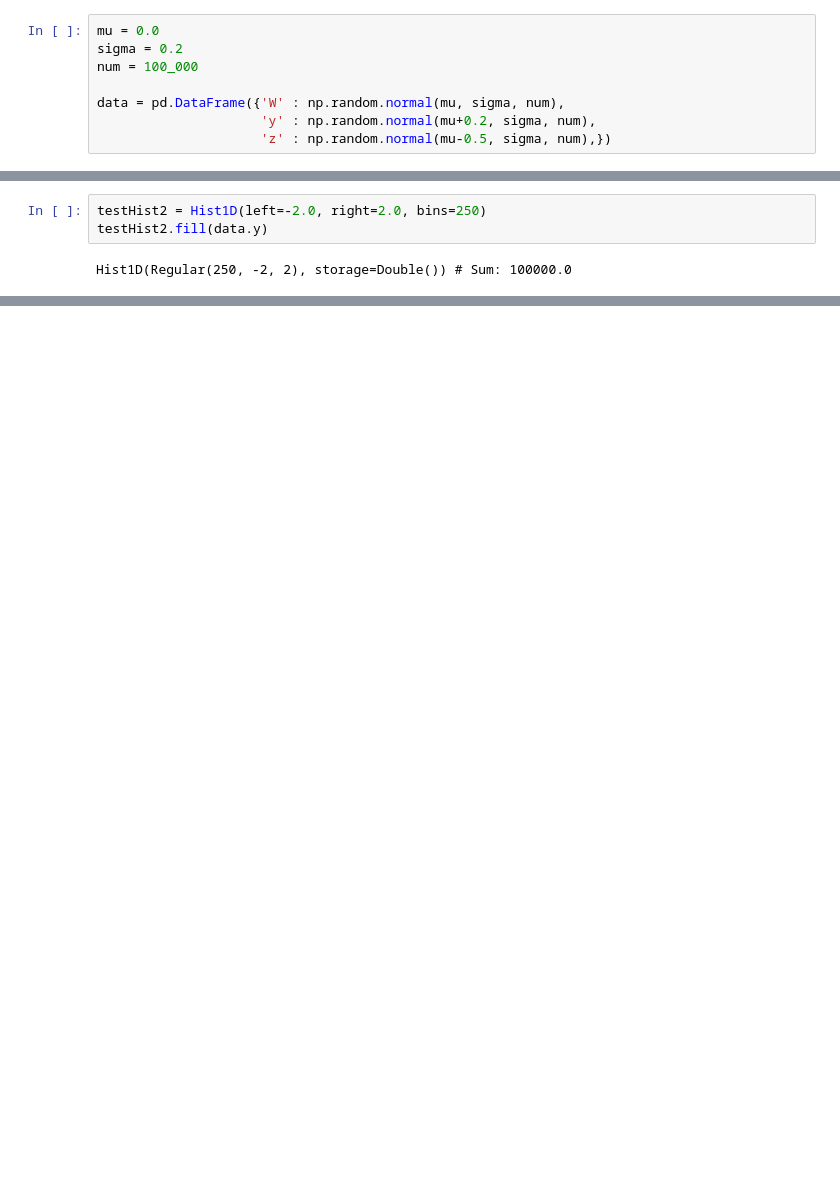
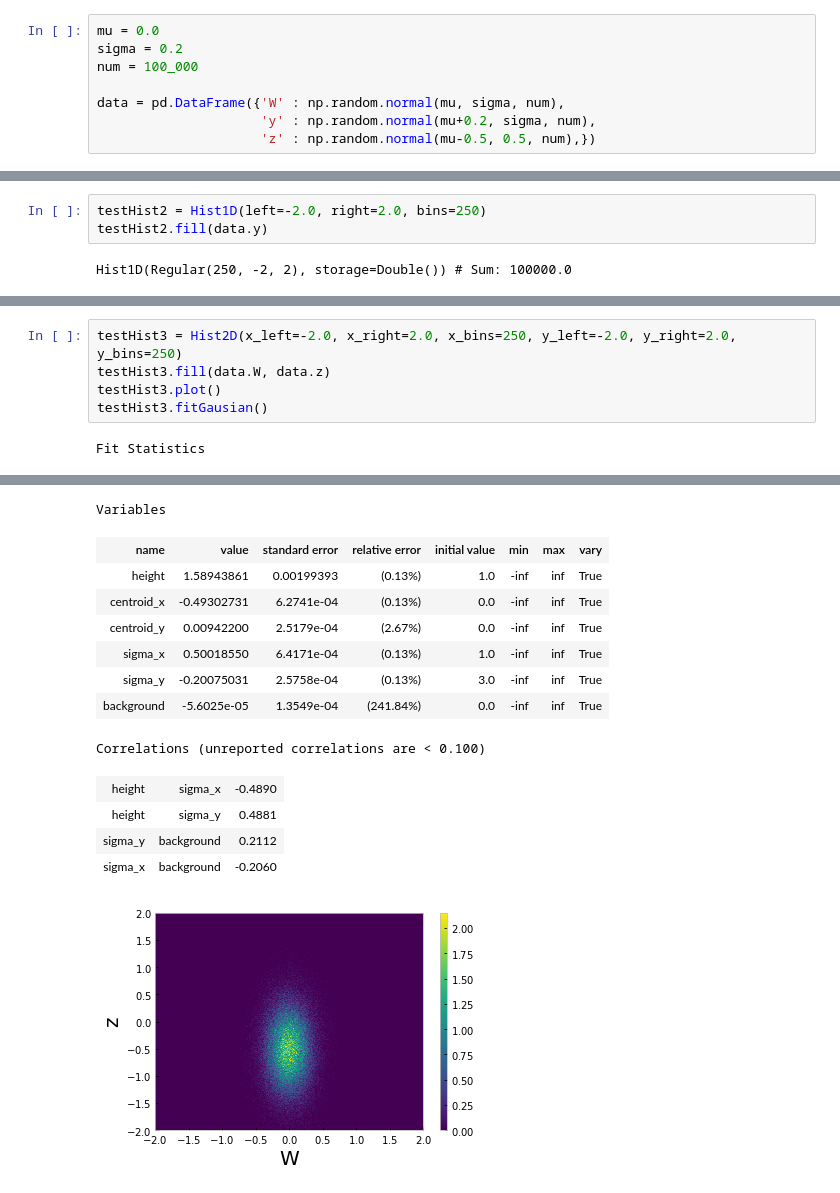
Before and after one commit to tylern4/nicks_plot_utils, a Jupyter notebook: testing_notebook.ipynb, the cells around one changed output, grey strips where cells are left out. Drawn from its saved outputs; the diff is of its cells as text; blank space fills up the shorter version.

Commit message:
Start on hist2d

```diff
--- a/testing_notebook.ipynb
+++ b/testing_notebook.ipynb
@@ -12,7 +12,7 @@ num = 100_000
 
 data = pd.DataFrame({'W' : np.random.normal(mu, sigma, num),
                      'y' : np.random.normal(mu+0.2, sigma, num),
-                     'z' : np.random.normal(mu-0.5, sigma, num),})
+                     'z' : np.random.normal(mu-0.5, 0.5, num),})
 # %%
 testHist = Hist1D(left=-2.0, right=2.0, bins=250, name='W $[GeV]$')
 
@@ -123,0 +120,7 @@ Correlations (unreported correlations are < 0.100)
+# %%
+testHist3 = Hist2D(x_left=-2.0, x_right=2.0, x_bins=250, y_left=-2.0, y_right=2.0, y_bins=250)
+testHist3.fill(data.W, data.z)
+testHist3.plot()
+testHist3.fitGausian()
+# %% [output]
+Fit Statistics
@@ -123,0 +135,14 @@ Correlations (unreported correlations are < 0.100)
+Variables
+| name | value | standard error | relative error | initial value | min | max | vary |
+| height | 1.58943861 | 0.00199393 | (0.13%) | 1.0 | -inf | inf | True |
+| centroid_x | -0.49302731 | 6.2741e-04 | (0.13%) | 0.0 | -inf | inf | True |
+| centroid_y | 0.00942200 | 2.5179e-04 | (2.67%) | 0.0 | -inf | inf | True |
+| sigma_x | 0.50018550 | 6.4171e-04 | (0.13%) | 1.0 | -inf | inf | True |
+| sigma_y | -0.20075031 | 2.5758e-04 | (0.13%) | 3.0 | -inf | inf | True |
+| background | -5.6025e-05 | 1.3549e-04 | (241.84%) | 0.0 | -inf | inf | True |
+Correlations (unreported correlations are < 0.100)
+| height | sigma_x | -0.4890 |
+| height | sigma_y | 0.4881 |
+| sigma_y | background | 0.2112 |
+| sigma_x | background | -0.2060 |
+[figure, added]
```
Also changed, not shown: parts of 5 cells of this notebook, 5 other files.
